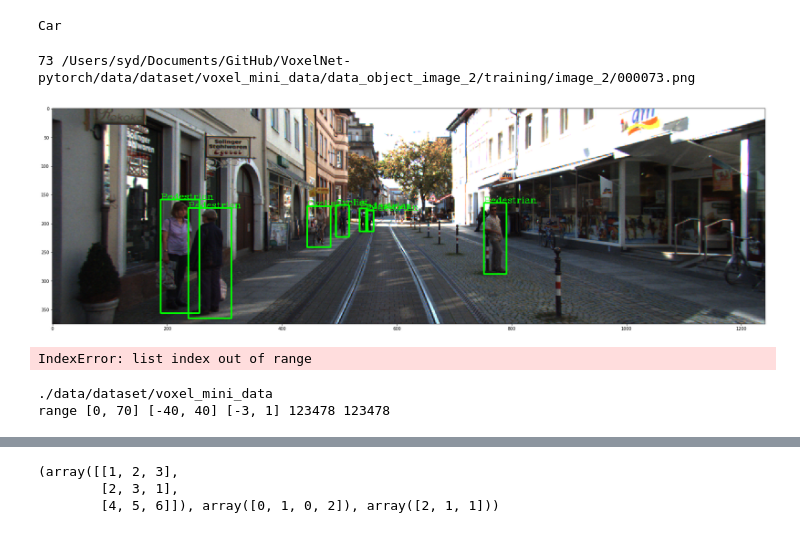
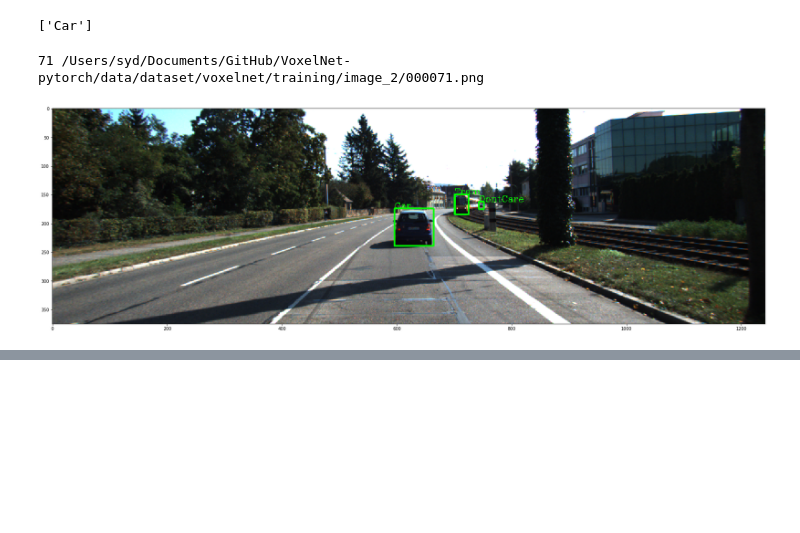
Before and after one commit to Yi-Shi94/VoxelNet-pytorch, a Jupyter notebook: visualization.ipynb, the cells around one changed output, grey strips where cells are left out. Saved outputs shown, nothing was run; the diff lists cells and outputs as text; code cells hidden in the pictures; blank space fills up the shorter version.

Commit message:
voxel size error

```diff
--- a/visualization.ipynb
+++ b/visualization.ipynb
@@ -51,25 +51,23 @@ range_z=conf_dict['range_z']
 vox_depth = conf_dict['vox_d']
 vox_width = conf_dict['vox_w']
 vox_height = conf_dict['vox_h']
-classes = '_'.join(conf_dict["classes"])
+classes = conf_dict["classes"]
 
 print (classes)
-parent_pth = "/Users/syd/Documents/GitHub/VoxelNet-pytorch/data/dataset/voxel_mini_data"
-velo_parent_path = os.path.join(parent_pth,"data_object_velodyne/")
-
-velo_files = glob(velo_parent_path+'*/velodyne/*')
-
+parent_pth = "/Users/syd/Documents/GitHub/VoxelNet-pytorch/data/dataset/voxelnet/"
+velo_files = glob(parent_pth+'*/velodyne/*')
+colors = [(0,0,1),(0,1,0),(1,0,0),(0,1,1),(1,0,1),(1,1,1)]
 # NUMBER 2 is the origin of camera coordinate
 CAM = 2
 # %% [output]
-Car
+['Car']
 # %%
 def plot_bbox_2d(file_index):
     file_name = "%06d"%(file_index)
-    img_path = os.path.join(parent_pth,'data_object_image_2','training','image_2',file_name+'.png')
-    label_path = os.path.join(parent_pth,'data_object_label_2','training','label_2',file_name+'.txt')
+    img_path = os.path.join(parent_pth,'training','image_2',file_name+'.png')
+    label_path = os.path.join(parent_pth,'training','label_2',file_name+'.txt')
     print(file_index,img_path)
-    bbox_2d, bbox_3d= read_label(label_path)
+    bbox_2d, bbox_3d= read_label_for_vis(label_path)
     img = read_img(img_path)
     img_height,img_width,_ = img.shape
     plt.figure(figsize=(30,30))
@@ -77,8 +75,8 @@ def plot_bbox_2d(file_index):
         cur_type = box[0]
         cur_conf = box[-1]
         box = list(map(lambda x: int(eval(x)),box[1:-1]))
-        if cur_type not in classes:
-            continue
+        #if cur_type not in classes:
+        #    continue
 
         xmin = max(min(box[0],box[2]),0)
         xmax = min(max(box[0],box[2]),img_width)
@@ -88,11 +86,11 @@ def plot_bbox_2d(file_index):
         cv2.putText(img, cur_type, (xmin, ymin), cv2.FONT_HERSHEY_COMPLEX, 0.5, (0, 255, 0), 1)
     plt.imshow(img)
 # %%
-index = 73
+index = 71
 plot_bbox_2d(index)
 # %% [output]
-73 /Users/syd/Documents/GitHub/VoxelNet-pytorch/data/dataset/voxel_mini_data/data_object_image_2/training/image_2/000073.png
+71 /Users/syd/Documents/GitHub/VoxelNet-pytorch/data/dataset/voxelnet/training/image_2/000071.png
-[figure, old version]
+[figure, new version]
 # %%
 def draw_lidar(lidar, is_grid=False, is_axis = False, is_top_region=True, fig=None):
     pxs=lidar[:,0]
@@ -163,10 +161,3 @@ def draw_lidar(lidar, is_grid=False, is_axis = False, is_top_region=True, fig=No
     return fig
-# %%
-#visualization of all pt cloud
-lidars = read_velodyne_points(velo_files[index])
-lidars,indices = prepare_velodyne_points(lidars,range_x =range_x,range_y=range_y,range_z = range_z)
-fig = draw_lidar(lidars,is_grid = False,is_axis = False,is_top_region = False)
-# %% [output]
-IndexError: list index out of range
 # %%
 def plot_bbox3d(lidars,bbox3d, cal_Tr, fig, color_setting='uniform', line_width=2):
@@ -194,28 +185,22 @@ def plot_bbox3d(lidars,bbox3d, cal_Tr, fig, color_setting='uniform', line_width=
     mlab.close()
 # %%
 #visualization of 3d-bbox
-img_path,vel_path,cal_path,label_path = generate_file_path(index)
-lidars = read_velodyne_points(vel_path)
+
+file_name = "%06d"%(index)
+lidar_path = os.path.join(parent_pth,'training', "velodyne",file_name+'.bin')
+image_path = os.path.join(parent_pth,'training', "image_2",file_name+'.png')
+calib_path = os.path.join(parent_pth,'training', "calib",file_name+'.txt')
+label_path = os.path.join(parent_pth,'training', "label_2",file_name+'.txt')
+lidars = read_velodyne_points(lidar_path)
 lidars,indices = prepare_velodyne_points(lidars,range_x =range_x,range_y=range_y,range_z = range_z)
 cal_dict = read_cal(cal_path)
 fig = draw_lidar(lidars, is_grid=False, is_axis = False,is_top_region=False, fig=None)
-_, bbox3d = read_label(label_path)
-
+_, bbox3d = read_label_for_vis(label_path)
 #print(bbox3d)
 plot_bbox3d(lidars,bbox3d,cal_dict['Tr_velo_to_cam'],fig,color_setting='distinguished')
-# %% [output]
-./data/dataset/voxel_mini_data
-range [0, 70] [-40, 40] [-3, 1] 123478 123478
 # %%
 %%html
 <img src="imgs/lidar.jpg" width="50%">
 bboxes 3d in lidar pt cloud
 # %% [output]
 [interactive output not drawn]
-# %%
-a=np.array([[1,2,3],[2,3,1],[1,2,3],[4,5,6]])
-np.unique(a,axis=0,return_inverse=True, return_counts=True)
-# %% [output]
-(array([[1, 2, 3],
-        [2, 3, 1],
-        [4, 5, 6]]), array([0, 1, 0, 2]), array([2, 1, 1]))
```
Also changed, not shown: parts of 4 cells of this notebook, 5 other files.
